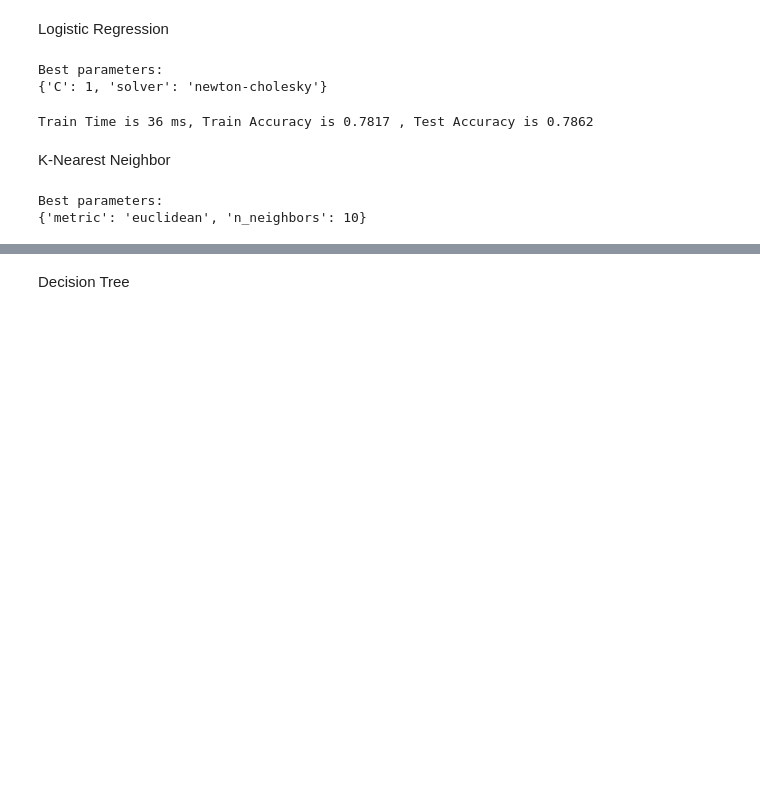
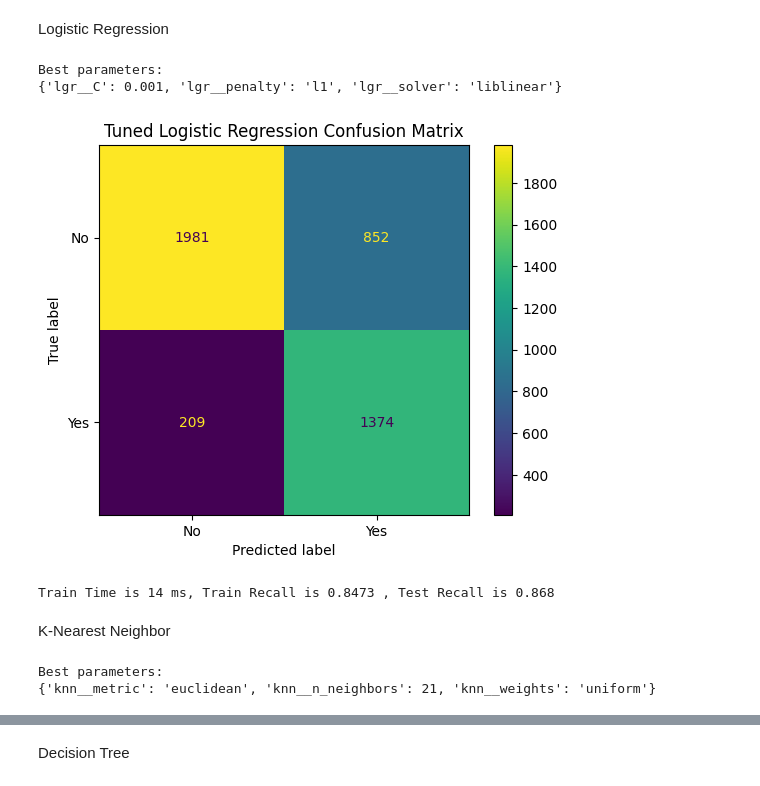
Before and after one commit to jeremystairs/UCB-MLAI-Capstone, a Jupyter notebook: capstone.ipynb, the cells around one changed output, grey strips where cells are left out. Drawn from its saved outputs; the diff is of its cells as text; code cells hidden in the pictures; blank space fills up the shorter version.

```diff
--- a/capstone.ipynb
+++ b/capstone.ipynb
@@ -423,0 +451,2 @@ Logistic regression and SVC had very close scores, but the train time for logist
+# %%
+recall_scorer = make_scorer(recall_score, pos_label='Yes')
@@ -424,17 +460,20 @@ Logistic regression and SVC had very close scores, but the train time for logist
 # %% [markdown]
 Logistic Regression
 # %%
-params = {
-    'C': [0.1, 1, 10],
-    'solver': ['lbfgs','newton-cholesky']
-}
-tuned_lgr = GridSearchCV(LogisticRegression(random_state=42, max_iter=1000), params, cv=5, scoring='accuracy').fit(X_train, y_train)
+params = [
+  {'lgr__C': [0.001, 0.01, 0.1, 1, 10, 100, 1000], 'lgr__penalty': ['l1', 'l2'], 'lgr__solver': ['liblinear']},
+  {'lgr__C': [0.001, 0.01, 0.1, 1, 10, 100, 1000], 'lgr__penalty': ['l2'], 'lgr__solver': ['lbfgs','newton-cg', 'newton-cholesky']},
+ ]
+tuned_lgr_pipe = Pipeline([
+    ('scale', StandardScaler()),
+    ('lgr', LogisticRegression(random_state=42))])
+tuned_lgr = GridSearchCV(tuned_lgr_pipe, params, cv=5, scoring=recall_scorer).fit(X_train, y_train)
 # %%
 print('Best parameters:')
 print(tuned_lgr.best_params_)
 # %% [output]
 Best parameters:
-{'C': 1, 'solver': 'newton-cholesky'}
+{'lgr__C': 0.001, 'lgr__penalty': 'l1', 'lgr__solver': 'liblinear'}
 # %%
 tuned_lgr_start_time_ms = round(time.time() * 1000)
 tuned_lgr.best_estimator_.fit(X_train, y_train)
@@ -442,11 +482,20 @@ tuned_lgr_end_time_ms = round(time.time() * 1000)
-# %%
-lgr_y_pred = tuned_lgr.predict(X_test)
-tuned_lgr_train_time = round(tuned_lgr_end_time_ms - tuned_lgr_start_time_ms)
-tuned_lgr_train_score = round(tuned_lgr.score(X_train, y_train), 4)
-tuned_lgr_test_score = round(accuracy_score(y_test, lgr_y_pred), 4)
-printMetrics(tuned_lgr_train_time, tuned_lgr_train_score, tuned_lgr_test_score)
-# %% [output]
-Train Time is 36 ms, Train Accuracy is 0.7817 , Test Accuracy is 0.7862
+# %%
+lgr_cm = confusion_matrix(y_test, lgr_y_pred)
+
+lgr_cmd = ConfusionMatrixDisplay(confusion_matrix=lgr_cm, display_labels=tuned_lgr.classes_)
+fig = lgr_cmd.plot().figure_
+plt.title('Tuned Logistic Regression Confusion Matrix')
+plt.show()
+fig.tight_layout(rect=(0,.05,1,1))
+# %% [output]
+[figure, added]
+# %%
+tuned_lgr_train_time = round(tuned_lgr_end_time_ms - tuned_lgr_start_time_ms)
+tuned_lgr_train_score = round(tuned_lgr.score(X_train, y_train), 4)
+tuned_lgr_test_score = round(recall_score(y_test, lgr_y_pred, pos_label='Yes'), 4)
+printTunedMetrics(tuned_lgr_train_time, tuned_lgr_train_score, tuned_lgr_test_score)
+# %% [output]
+Train Time is 14 ms, Train Recall is 0.8473 , Test Recall is 0.868
 # %% [markdown]
 K-Nearest Neighbor
 # %%
@@ -457,8 +510,8 @@ gscv_knn = GridSearchCV(KNeighborsClassifier(), params, cv=5, scoring='accuracy'
 # %%
 print('Best parameters:')
-print(gscv_knn.best_params_)
+print(tuned_knn.best_params_)
 # %% [output]
 Best parameters:
-{'metric': 'euclidean', 'n_neighbors': 10}
+{'knn__metric': 'euclidean', 'knn__n_neighbors': 21, 'knn__weights': 'uniform'}
 # %%
 tuned_knn_start_time_ms = round(time.time() * 1000)
```
Also changed, not shown: parts of 67 cells of this notebook, 2 other files.
